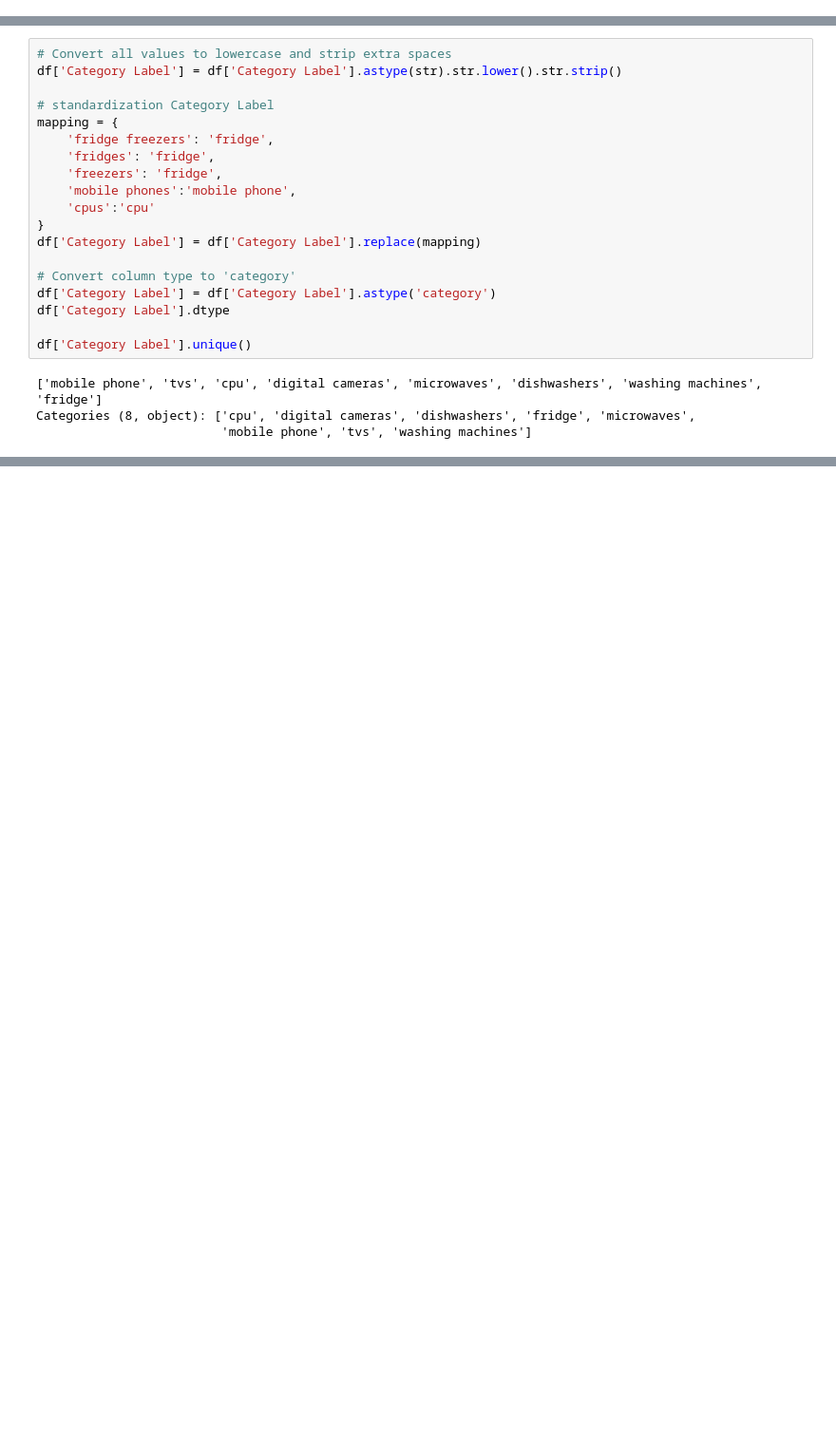
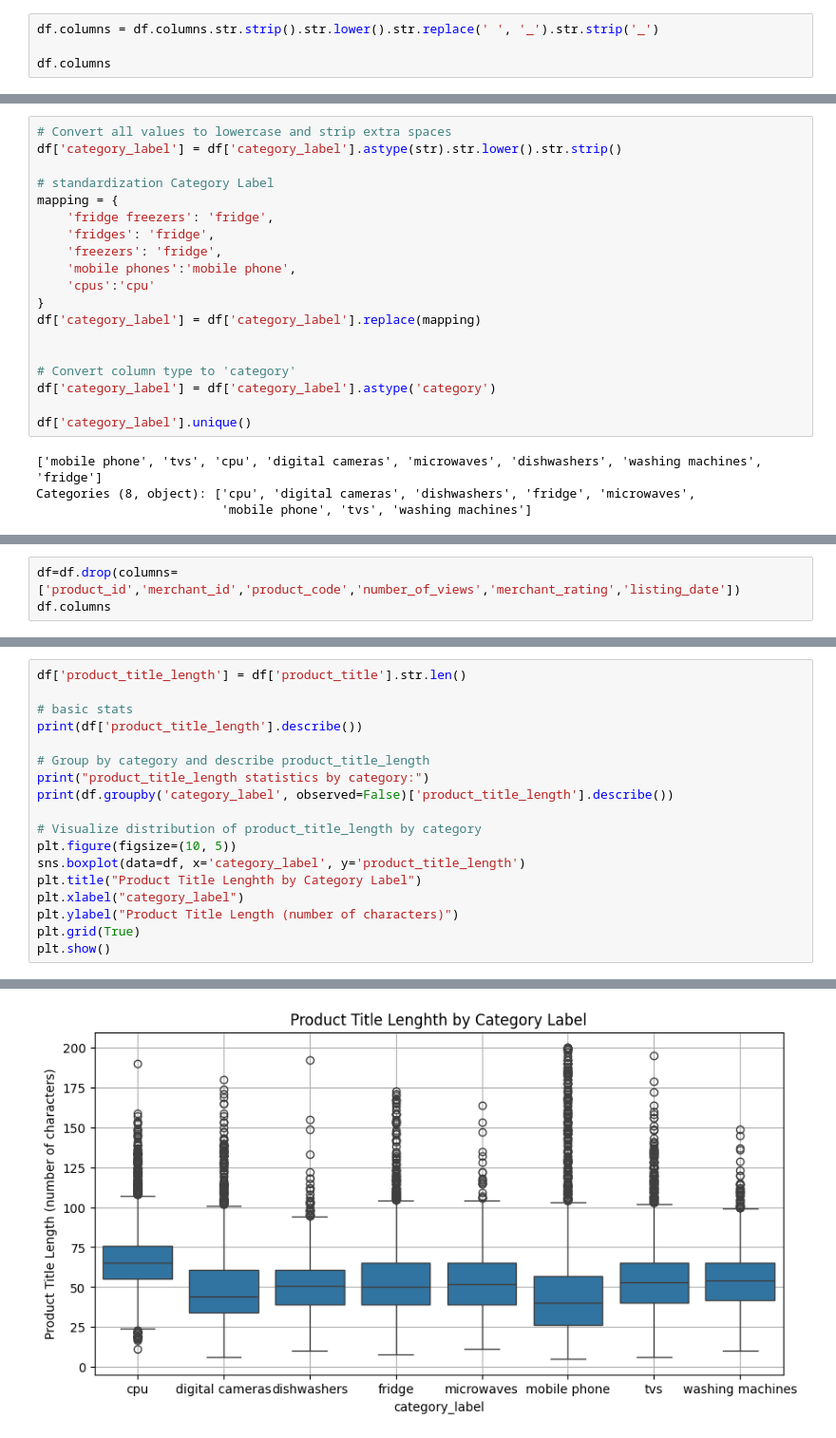
Before and after one commit to JelenaMaxVicovac/ml_final_task, a Jupyter notebook: notebook/Jelena_Maksimovic_Vicovac_final_task.ipynb, the cells around one changed output, grey strips where cells are left out. Shown at 95% size. Cells and saved outputs as stored; diff of their text form; blank space fills up the shorter version.

Commit message:
Deleting unusefull columns for training model and new columns that can be usefull

```diff
--- a/notebook/Jelena_Maksimovic_Vicovac_final_task.ipynb
+++ b/notebook/Jelena_Maksimovic_Vicovac_final_task.ipynb
@@ -199,0 +204,4 @@ There are 172 float values, and 172 values wich are not string. Conclusion - All
+# %%
+df.columns = df.columns.str.strip().str.lower().str.replace(' ', '_').str.strip('_')
+
+df.columns
@@ -223,7 +235,7 @@ dtype: int64
 ## Standardization of column Category Label
 # %%
 # Convert all values to lowercase and strip extra spaces
-df['Category Label'] = df['Category Label'].astype(str).str.lower().str.strip()
+df['category_label'] = df['category_label'].astype(str).str.lower().str.strip()
 
 # standardization Category Label
 mapping = {
@@ -233,13 +245,13 @@ mapping = {
     'mobile phones':'mobile phone',
     'cpus':'cpu'
 }
-df['Category Label'] = df['Category Label'].replace(mapping)
+df['category_label'] = df['category_label'].replace(mapping)
+
 
 # Convert column type to 'category'
-df['Category Label'] = df['Category Label'].astype('category')
-df['Category Label'].dtype
+df['category_label'] = df['category_label'].astype('category')
 
-df['Category Label'].unique()
+df['category_label'].unique()
 # %% [output]
 ['mobile phone', 'tvs', 'cpu', 'digital cameras', 'microwaves', 'dishwashers', 'washing machines', 'fridge']
 Categories (8, object): ['cpu', 'digital cameras', 'dishwashers', 'fridge', 'microwaves',
@@ -246,0 +264,3 @@ Categories (8, object): ['cpu', 'digital cameras', 'dishwashers', 'fridge', 'mic
+# %%
+df=df.drop(columns=['product_id','merchant_id','product_code','number_of_views','merchant_rating','listing_date'])
+df.columns
@@ -246,0 +271,19 @@ Categories (8, object): ['cpu', 'digital cameras', 'dishwashers', 'fridge', 'mic
+# %%
+df['product_title_length'] = df['product_title'].str.len()
+
+# basic stats
+print(df['product_title_length'].describe())
+
+# Group by category and describe product_title_length
+print("product_title_length statistics by category:")
+print(df.groupby('category_label', observed=False)['product_title_length'].describe())
+
+# Visualize distribution of product_title_length by category
+plt.figure(figsize=(10, 5))
+sns.boxplot(data=df, x='category_label', y='product_title_length')
+plt.title("Product Title Lenghth by Category Label")
+plt.xlabel("category_label")
+plt.ylabel("Product Title Length (number of characters)")
+plt.grid(True)
+plt.show()
+# %% [output]
@@ -246,0 +310 @@ Categories (8, object): ['cpu', 'digital cameras', 'dishwashers', 'fridge', 'mic
+[figure, added]
```
Also changed, not shown: parts of 13 cells of this notebook.
